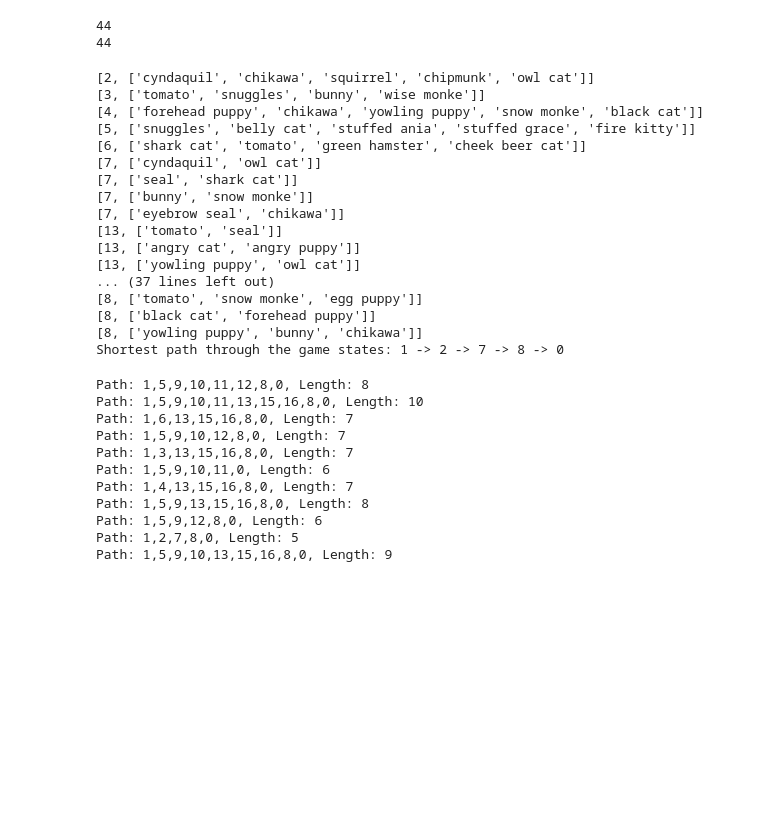
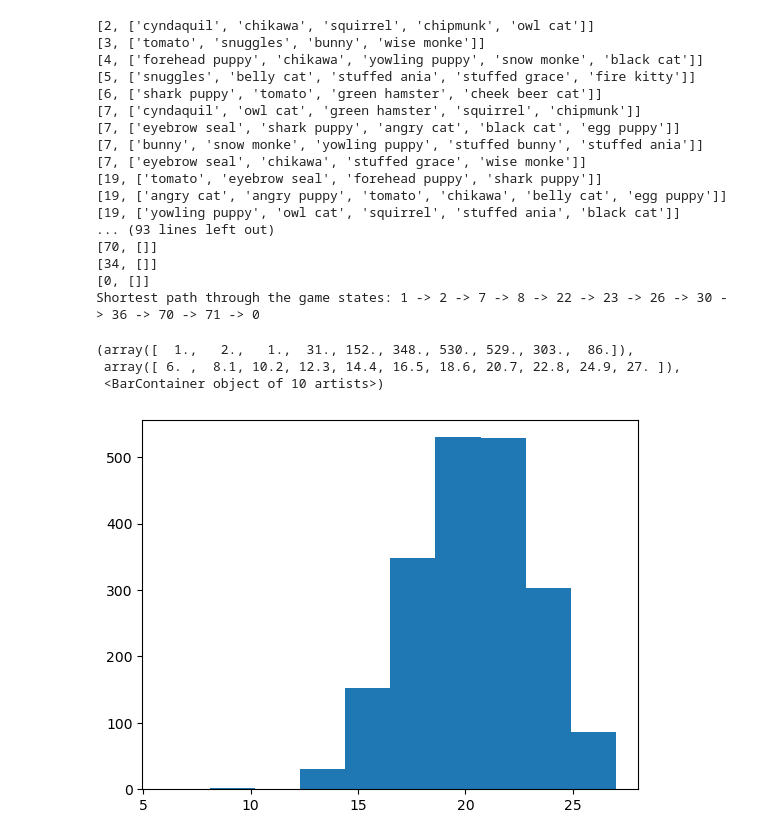
Before and after one commit to graceshaoy/ania28, a Jupyter notebook: haha/haha.ipynb, the cells around one changed output. Saved outputs shown, nothing was run; the diff lists cells and outputs as text; code cells hidden in the pictures; blank space fills up the shorter version.

```diff
--- a/haha/haha.ipynb
+++ b/haha/haha.ipynb
@@ -725,15 +399,3 @@ cheek cat
-# %%
-from glob import glob
-
-files = glob("/Users/sophieliu/Downloads/smaller_images/*.png")
-
-print(len(files))
-
-other_files = glob("/Users/sophieliu/git_desktop/vegetal/images/*.png")
-print(len(files))
-# %% [output]
-44
-44
 # %%
 from collections import deque
 
@@ -756,6 +418,8 @@ def bfs_shortest_path(game_data, start_state):
             next_state = info[0]
             print(info)
             if next_state not in visited:
+                if next_state == 11:
+                    continue
                 queue.append((str(next_state), path + [str(next_state)]))
 
     return None  # No path found
@@ -773,19 +437,19 @@ else:
 [3, ['tomato', 'snuggles', 'bunny', 'wise monke']]
 [4, ['forehead puppy', 'chikawa', 'yowling puppy', 'snow monke', 'black cat']]
 [5, ['snuggles', 'belly cat', 'stuffed ania', 'stuffed grace', 'fire kitty']]
-[6, ['shark cat', 'tomato', 'green hamster', 'cheek beer cat']]
-[7, ['cyndaquil', 'owl cat']]
-[7, ['seal', 'shark cat']]
-[7, ['bunny', 'snow monke']]
-[7, ['eyebrow seal', 'chikawa']]
-[13, ['tomato', 'seal']]
-[13, ['angry cat', 'angry puppy']]
-[13, ['yowling puppy', 'owl cat']]
-... (37 lines left out)
-[8, ['tomato', 'snow monke', 'egg puppy']]
-[8, ['black cat', 'forehead puppy']]
-[8, ['yowling puppy', 'bunny', 'chikawa']]
-Shortest path through the game states: 1 -> 2 -> 7 -> 8 -> 0
+[6, ['shark puppy', 'tomato', 'green hamster', 'cheek beer cat']]
+[7, ['cyndaquil', 'owl cat', 'green hamster', 'squirrel', 'chipmunk']]
+[7, ['eyebrow seal', 'shark puppy', 'angry cat', 'black cat', 'egg puppy']]
+[7, ['bunny', 'snow monke', 'yowling puppy', 'stuffed bunny', 'stuffed ania']]
+[7, ['eyebrow seal', 'chikawa', 'stuffed grace', 'wise monke']]
+[19, ['tomato', 'eyebrow seal', 'forehead puppy', 'shark puppy']]
+[19, ['angry cat', 'angry puppy', 'tomato', 'chikawa', 'belly cat', 'egg puppy']]
+[19, ['yowling puppy', 'owl cat', 'squirrel', 'stuffed ania', 'black cat']]
+... (93 lines left out)
+[70, []]
+[34, []]
+[0, []]
+Shortest path through the game states: 1 -> 2 -> 7 -> 8 -> 22 -> 23 -> 26 -> 30 -> 36 -> 70 -> 71 -> 0
 # %%
 def dfs_all_paths(game_data, current_state, path, all_paths, i):
     if current_state == "0":
@@ -811,19 +475,12 @@ def find_all_paths(game_data, start_state):
 # Find all paths
 start_state = "1"
 all_paths = find_all_paths(gameData, start_state)
-
-# Print all paths and their lengths
-for path, length in all_paths:
-    print(f"Path: {path}, Length: {length}")
-# %% [output]
-Path: 1,5,9,10,11,12,8,0, Length: 8
-Path: 1,5,9,10,11,13,15,16,8,0, Length: 10
-Path: 1,6,13,15,16,8,0, Length: 7
-Path: 1,5,9,10,12,8,0, Length: 7
-Path: 1,3,13,15,16,8,0, Length: 7
-Path: 1,5,9,10,11,0, Length: 6
-Path: 1,4,13,15,16,8,0, Length: 7
-Path: 1,5,9,13,15,16,8,0, Length: 8
-Path: 1,5,9,12,8,0, Length: 6
-Path: 1,2,7,8,0, Length: 5
-Path: 1,5,9,10,13,15,16,8,0, Length: 9
+# %%
+lengths = [length for path, length in all_paths]
+
+plt.hist(lengths)
+# %% [output]
+(array([  1.,   2.,   1.,  31., 152., 348., 530., 529., 303.,  86.]),
+ array([ 6. ,  8.1, 10.2, 12.3, 14.4, 16.5, 18.6, 20.7, 22.8, 24.9, 27. ]),
+ <BarContainer object of 10 artists>)
+[figure, added]
```
Also changed, not shown: parts of 7 cells of this notebook, 2 other files.
